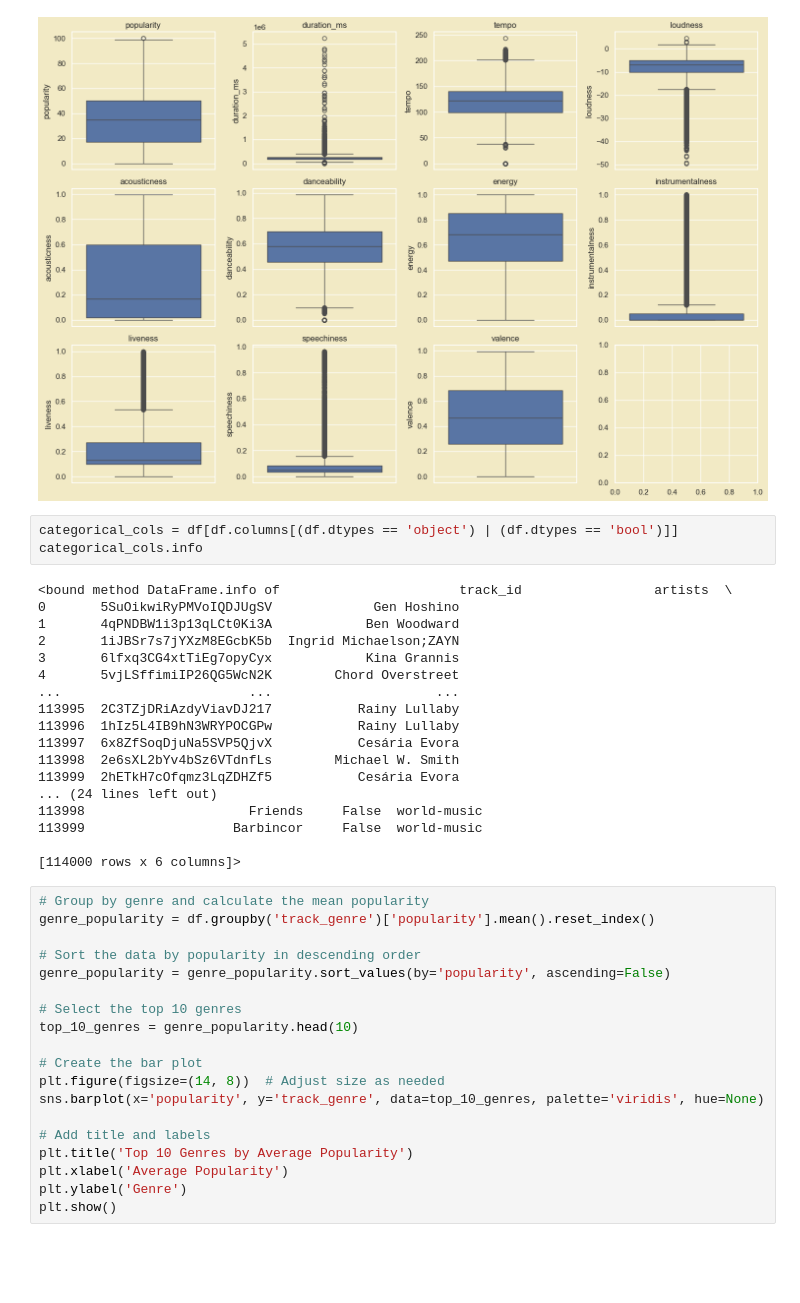
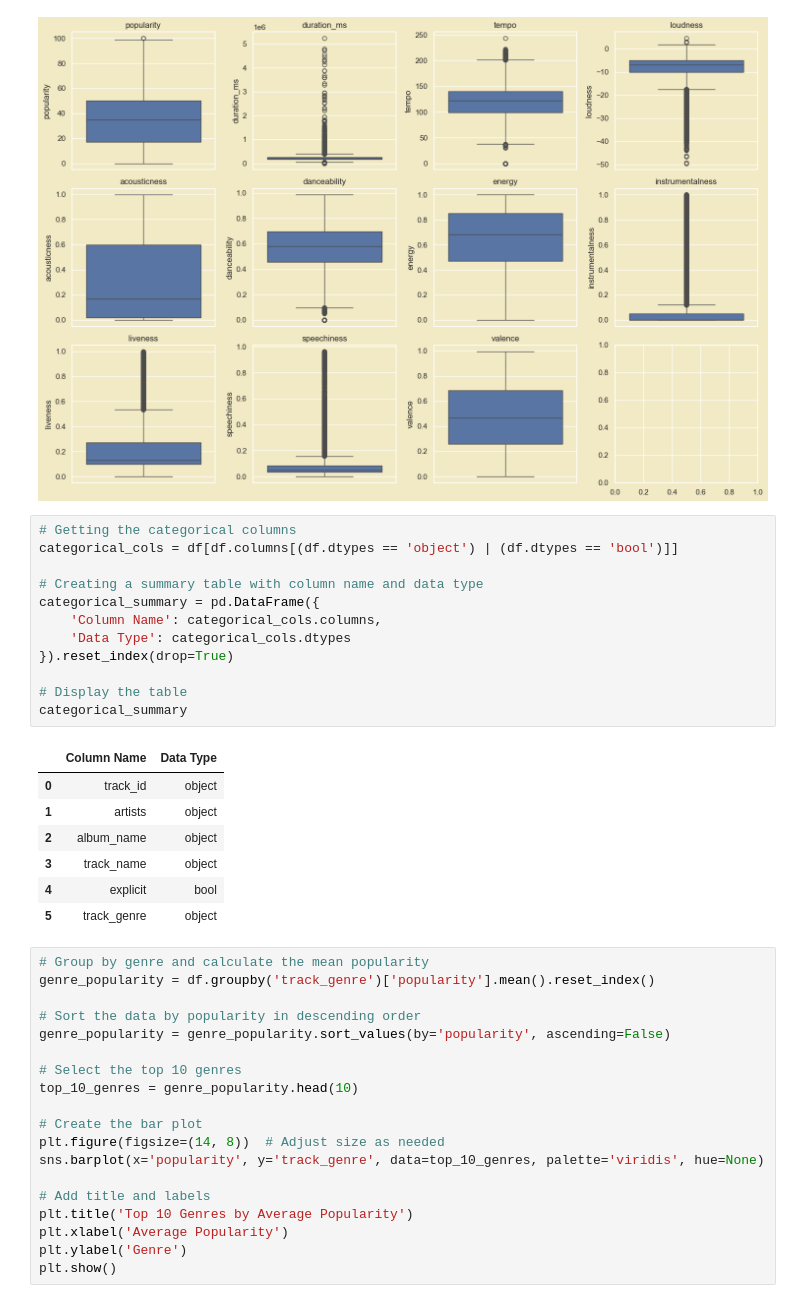
Before and after one commit to svashi09/music-recommendation-system, a Jupyter notebook: data-analysis.ipynb, the cells around one changed output. Drawn from its saved outputs; the diff is of its cells as text; blank space fills up the shorter version.

```diff
--- a/data-analysis.ipynb
+++ b/data-analysis.ipynb
@@ -69,26 +76,25 @@ plt.show()
 # %% [output]
 [figure]
 # %%
+# Getting the categorical columns
 categorical_cols = df[df.columns[(df.dtypes == 'object') | (df.dtypes == 'bool')]]
-categorical_cols.info
+
+# Creating a summary table with column name and data type
+categorical_summary = pd.DataFrame({
+    'Column Name': categorical_cols.columns,
+    'Data Type': categorical_cols.dtypes
+}).reset_index(drop=True)
+
+# Display the table
+categorical_summary
 # %% [output]
-<bound method DataFrame.info of                       track_id                 artists  \
-0       5SuOikwiRyPMVoIQDJUgSV             Gen Hoshino
-1       4qPNDBW1i3p13qLCt0Ki3A            Ben Woodward
-2       1iJBSr7s7jYXzM8EGcbK5b  Ingrid Michaelson;ZAYN
-3       6lfxq3CG4xtTiEg7opyCyx            Kina Grannis
-4       5vjLSffimiIP26QG5WcN2K        Chord Overstreet
-...                        ...                     ...
-113995  2C3TZjDRiAzdyViavDJ217           Rainy Lullaby
-113996  1hIz5L4IB9hN3WRYPOCGPw           Rainy Lullaby
-113997  6x8ZfSoqDjuNa5SVP5QjvX           Cesária Evora
-113998  2e6sXL2bYv4bSz6VTdnfLs        Michael W. Smith
-113999  2hETkH7cOfqmz3LqZDHZf5           Cesária Evora
-... (24 lines left out)
-113998                     Friends     False  world-music
-113999                   Barbincor     False  world-music
-
-[114000 rows x 6 columns]>
+|  | Column Name | Data Type |
+| 0 | track_id | object |
+| 1 | artists | object |
+| 2 | album_name | object |
+| 3 | track_name | object |
+| 4 | explicit | bool |
+| 5 | track_genre | object |
 # %%
 # Group by genre and calculate the mean popularity
 genre_popularity = df.groupby('track_genre')['popularity'].mean().reset_index()
```
Also changed, not shown: parts of 4 cells of this notebook, 1 other file.
